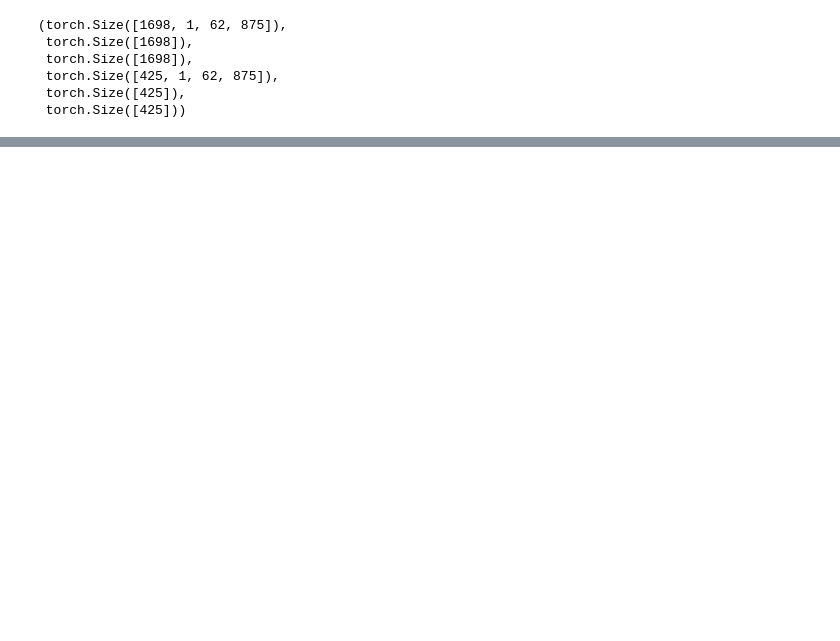
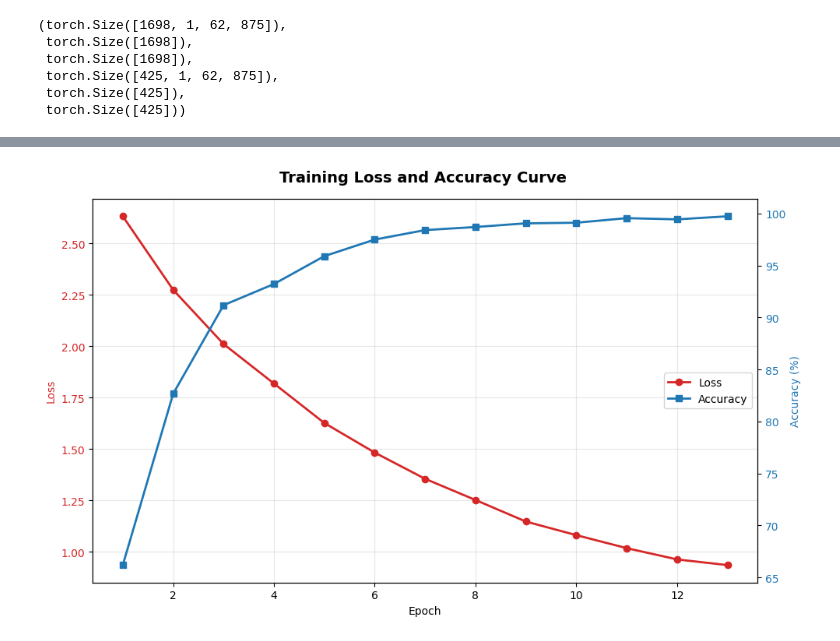
Before and after one commit to qimingzitainanla/MECM, a Jupyter notebook: MeCM-EDNet.ipynb, the cells around one changed output, grey strips where cells are left out. Cells and saved outputs as stored; diff of their text form; code cells hidden in the pictures; blank space fills up the shorter version.

```diff
--- a/MeCM-EDNet.ipynb
+++ b/MeCM-EDNet.ipynb
@@ -617,0 +961,48 @@ MECM_EDNet_learning(1,0.85,0.2)
+# %%
+import matplotlib.pyplot as plt
+import numpy as np
+
+# Data extracted from training logs
+epochs = np.arange(1, 14)  # 1 to 13 epochs
+loss_values = [
+    2.630961, 2.273739, 2.010349, 1.818465, 1.626613,
+    1.482919, 1.355498, 1.252570, 1.147833, 1.081878,
+    1.018716, 0.963929, 0.936308
+]
+acc_values = [
+    66.185142, 82.665094, 91.185142, 93.219340, 95.902123,
+    97.494104, 98.408019, 98.702830, 99.056604, 99.115566,
+    99.557783, 99.439858, 99.734670
+]
+
+# Set figure size and style
+plt.rcParams['font.family'] = ['DejaVu Sans']  # Ensure English font display
+fig, ax1 = plt.subplots(figsize=(10, 6))
+
+# Plot Loss curve (left axis)
+color = 'tab:red'
+ax1.set_xlabel('Epoch')
+ax1.set_ylabel('Loss', color=color)
+ax1.plot(epochs, loss_values, color=color, marker='o', linestyle='-', linewidth=2, label='Loss')
+ax1.tick_params(axis='y', labelcolor=color)
+ax1.grid(True, alpha=0.3)
+
+# Create right axis for accuracy curve
+ax2 = ax1.twinx()
+color = 'tab:blue'
+ax2.set_ylabel('Accuracy (%)', color=color)
+ax2.plot(epochs, acc_values, color=color, marker='s', linestyle='-', linewidth=2, label='Accuracy')
+ax2.tick_params(axis='y', labelcolor=color)
+
+# Add title and legend
+fig.suptitle('Training Loss and Accuracy Curve', fontsize=14, fontweight='bold')
+lines1, labels1 = ax1.get_legend_handles_labels()
+lines2, labels2 = ax2.get_legend_handles_labels()
+ax1.legend(lines1 + lines2, labels1 + labels2, loc='center right')
+
+# Adjust layout and save/show plot
+plt.tight_layout()
+plt.savefig('train_curve.png', dpi=300, bbox_inches='tight')  # Save high-resolution image
+plt.show()
+# %% [output]
+[figure, added]
```
Also changed, not shown: parts of 7 cells of this notebook.
